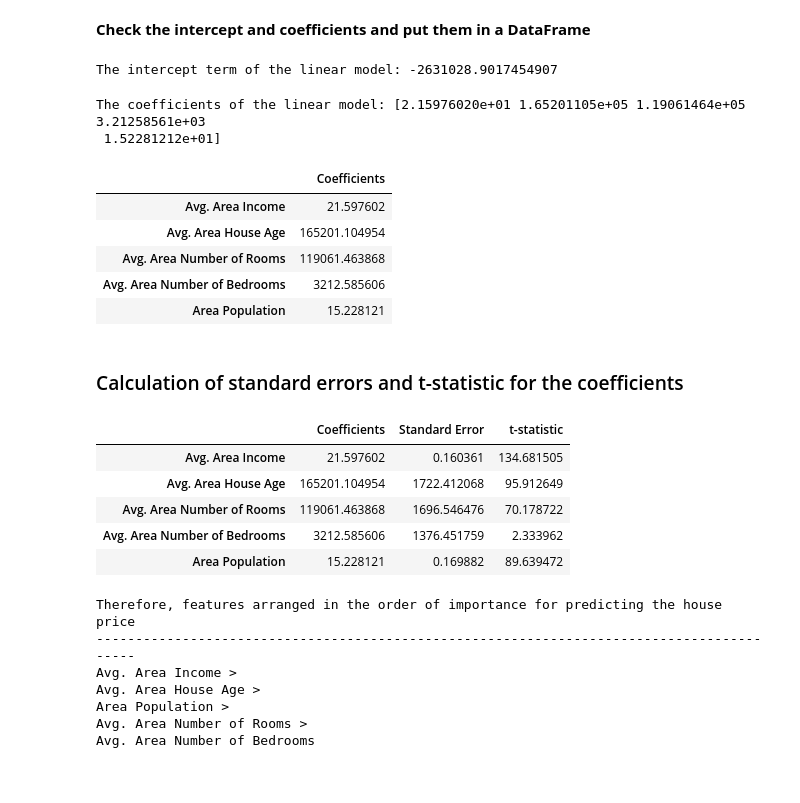
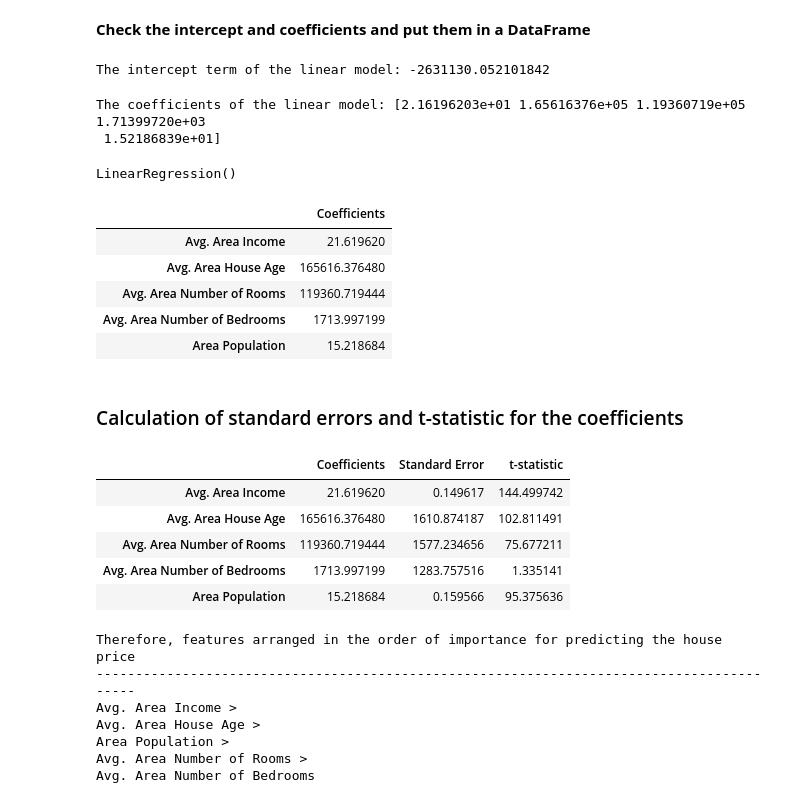
Before and after one commit to Avrians/Machine-Learning, a Jupyter notebook: PraktisiMengajar/Week-8/Linear_Regression_ US housing price.ipynb, the cells around one changed output. Drawn from its saved outputs; the diff is of its cells as text; code cells hidden in the pictures.

```diff
--- a/PraktisiMengajar/Week-8/Linear_Regression_ US housing price.ipynb
+++ b/PraktisiMengajar/Week-8/Linear_Regression_ US housing price.ipynb
@@ -193,7 +193,7 @@ from sklearn.model_selection import train_test_split
 # %% [markdown]
 **Create X and y train and test splits in one command using a split ratio and a random seed**
 # %%
-X_train, X_test, y_train, y_test = train_test_split(X, y, test_size=0.3, random_state=123)
+X_train, X_test, y_train, y_test = train_test_split(X, y, test_size=0.2, random_state=123)
 # %% [markdown]
 **Check the size and shape of train/test splits (it should be in the ratio as per test_size parameter above)**
 # %%
@@ -226,25 +228,29 @@ LinearRegression()
 # %%
 print("The intercept term of the linear model:", lm.intercept_)
 # %% [output]
-The intercept term of the linear model: -2631028.9017454907
+The intercept term of the linear model: -2631130.052101842
 # %%
 print("The coefficients of the linear model:", lm.coef_)
 # %% [output]
-The coefficients of the linear model: [2.15976020e+01 1.65201105e+05 1.19061464e+05 3.21258561e+03
- 1.52281212e+01]
+The coefficients of the linear model: [2.16196203e+01 1.65616376e+05 1.19360719e+05 1.71399720e+03
+ 1.52186839e+01]
+# %%
+lm
+# %% [output]
+LinearRegression()
 # %%
 #idict = {'Coefficients':lm.intercept_}
 #idf = pd.DataFrame(data=idict,index=['Intercept'])
-cdf = pd.DataFrame(data=lm.coef_, index=X_train.columns, columns=["Coefficients"])
+cdf = pd.DataFrame(data=lm.coef_, index=sX_train.column, columns=["Coefficients"])
 #cdf=pd.concat([idf,cdf], axis=0)
 cdf
 # %% [output]
 |  | Coefficients |
-| Avg. Area Income | 21.597602 |
-| Avg. Area House Age | 165201.104954 |
-| Avg. Area Number of Rooms | 119061.463868 |
-| Avg. Area Number of Bedrooms | 3212.585606 |
-| Area Population | 15.228121 |
+| Avg. Area Income | 21.619620 |
+| Avg. Area House Age | 165616.376480 |
+| Avg. Area Number of Rooms | 119360.719444 |
+| Avg. Area Number of Bedrooms | 1713.997199 |
+| Area Population | 15.218684 |
 # %% [markdown]
 ### Calculation of standard errors and t-statistic for the coefficients
 # %%
@@ -264,11 +270,11 @@ cdf['t-statistic']=cdf['Coefficients']/cdf['Standard Error']
 cdf
 # %% [output]
 |  | Coefficients | Standard Error | t-statistic |
-| Avg. Area Income | 21.597602 | 0.160361 | 134.681505 |
-| Avg. Area House Age | 165201.104954 | 1722.412068 | 95.912649 |
-| Avg. Area Number of Rooms | 119061.463868 | 1696.546476 | 70.178722 |
-| Avg. Area Number of Bedrooms | 3212.585606 | 1376.451759 | 2.333962 |
-| Area Population | 15.228121 | 0.169882 | 89.639472 |
+| Avg. Area Income | 21.619620 | 0.149617 | 144.499742 |
+| Avg. Area House Age | 165616.376480 | 1610.874187 | 102.811491 |
+| Avg. Area Number of Rooms | 119360.719444 | 1577.234656 | 75.677211 |
+| Avg. Area Number of Bedrooms | 1713.997199 | 1283.757516 | 1.335141 |
+| Area Population | 15.218684 | 0.159566 | 95.375636 |
 # %%
 print("Therefore, features arranged in the order of importance for predicting the house price\n",'-'*90,sep='')
 l=list(cdf.sort_values('t-statistic',ascending=False).index)
```
Also changed, not shown: parts of 9 cells of this notebook, 2 other files.
